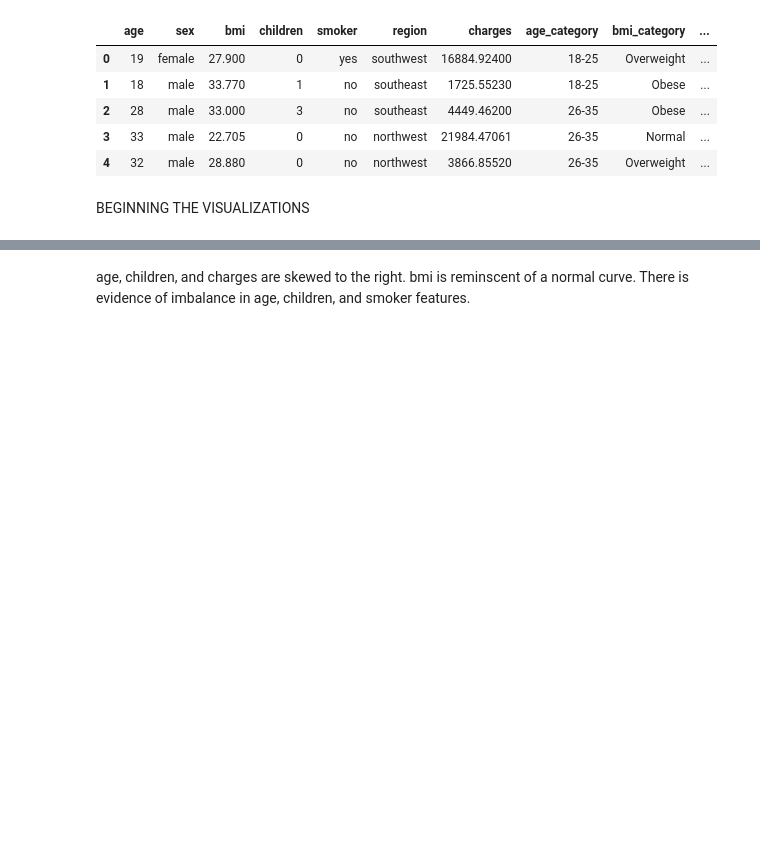
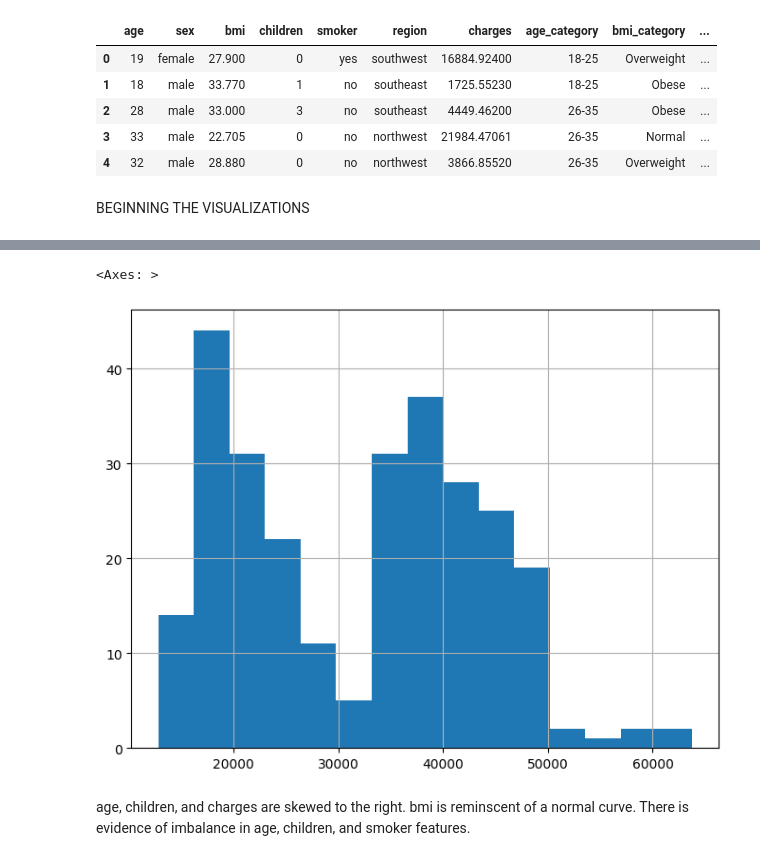
Before and after one commit to Mikayla-ds2/insurance_ml, a Jupyter notebook: model.ipynb, the cells around one changed output, grey strips where cells are left out. Drawn from its saved outputs; the diff is of its cells as text; code cells hidden in the pictures; blank space fills up the shorter version.

```diff
--- a/model.ipynb
+++ b/model.ipynb
@@ -127,3 +148,8 @@ plt.show()
+# %%
+data[data['yes'] == True]['charges'].hist(bins=15, figsize=[8,6])
+# %% [output]
+<Axes: >
+[figure, added]
 # %% [markdown]
 age, children, and charges are skewed to the right. bmi is reminscent of a normal curve. There is evidence of imbalance in age, children, and smoker features.
 # %%
```
Also changed, not shown: parts of 21 cells of this notebook, 2 other files.
